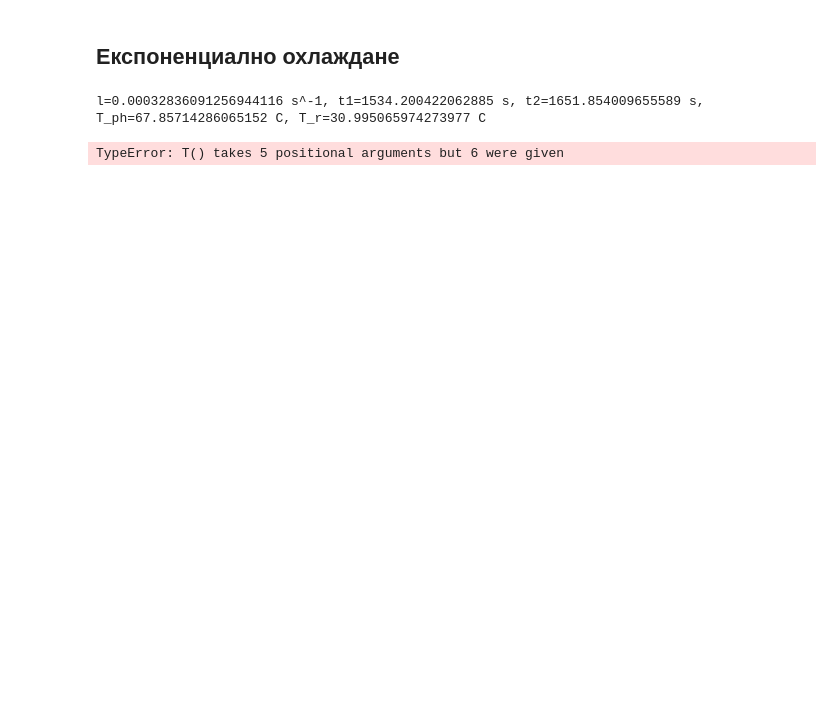
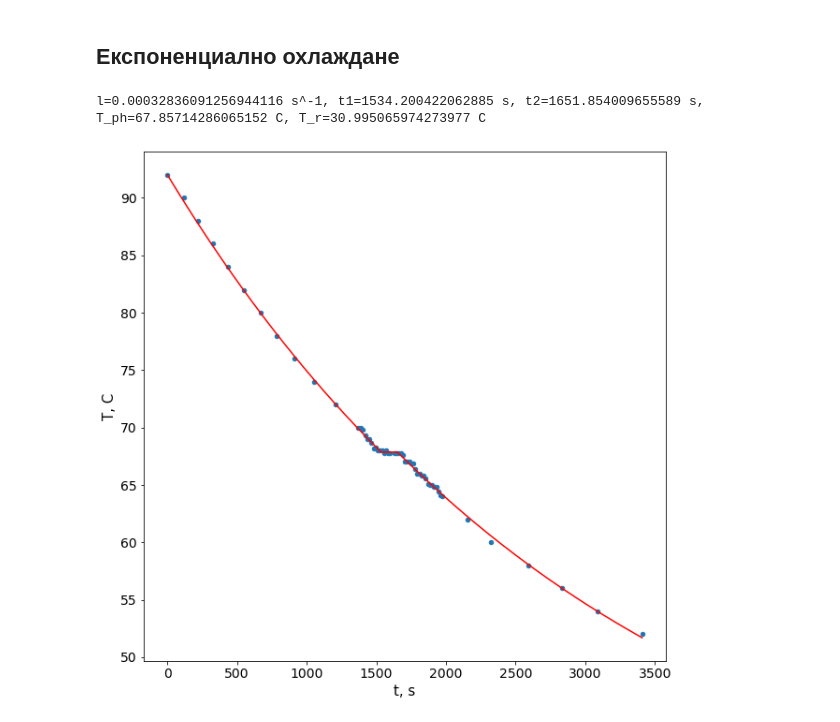
Before and after one commit to vasilNnikolov/mehanika_uprajneniq, a Jupyter notebook: 2_semestur/termodvoika/data/analysis.ipynb, the cells around one changed output. Drawn from its saved outputs; the diff is of its cells as text; code cells hidden in the pictures; blank space fills up the shorter version.

```diff
--- a/2_semestur/termodvoika/data/analysis.ipynb
+++ b/2_semestur/termodvoika/data/analysis.ipynb
@@ -59,32 +68,34 @@ T_0 = 92
 def T(ts, l, t1, t2, T_r):
     T_ph = T_r + (T_0 - T_r)*np.exp(-l*t1)
     res = []
     for t in ts:
         if 0 <= t < t1:
             res.append(T_r + (T_0 - T_r)*np.exp(-l*t))
         elif t1 <= t < t2:
             res.append(T_ph)
         elif t2 <= t:
             res.append(T_r + (T_ph - T_r)*np.exp(-l*(t-t2)))
     return np.array(res)
 
 params, _ = optimize.curve_fit(T, np.array(data['t, s']), np.array(data['T, C']), p0=[1/5000, 1500, 1800, 20])
 l, t1, t2, T_r = params
 T_ph = T_r + (T_0 - T_r)*np.exp(-l*t1)
 
 
 print(f'l={l} s^-1, t1={t1} s, t2={t2} s, T_ph={T_ph} C, T_r={T_r} C')
 
-xs = np.linspace(data['t, s'].min(), data['t, s'].max(), 50)
+xs = np.linspace(data['t, s'].min(), data['t, s'].max(), 500)
 ys = T(xs, l, t1, t2, T_r)
 
 
 fig, ax = plt.subplots(figsize=(10, 10))
 data.plot.scatter(x='t, s', y='T, C', ax=ax)
 plt.plot(xs, ys, 'r')
 
 ax.set_xlabel('t, s', fontsize=15)
 ax.set_ylabel('T, C', fontsize=15)
+
+plt.show()
 # %% [output]
 l=0.00032836091256944116 s^-1, t1=1534.200422062885 s, t2=1651.854009655589 s, T_ph=67.85714286065152 C, T_r=30.995065974273977 C
-TypeError: T() takes 5 positional arguments but 6 were given
+[figure, added]
```
Also changed, not shown: parts of 2 cells of this notebook, 4 other files.
